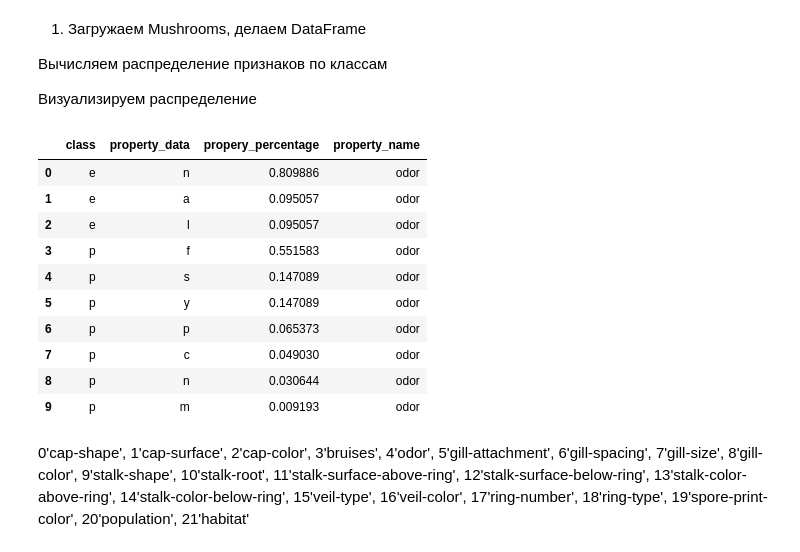
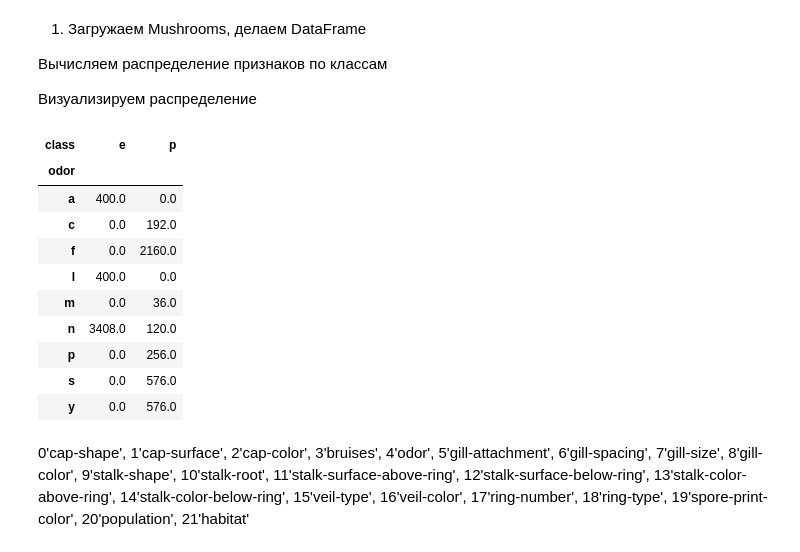
Before and after one commit to kosmldev/mmad, a Jupyter notebook: lab2.ipynb, the cells around one changed output. Saved outputs shown, nothing was run; the diff lists cells and outputs as text; code cells hidden in the pictures.

```diff
--- a/lab2.ipynb
+++ b/lab2.ipynb
@@ -38,17 +38,18 @@ percentage_df = pd.concat(percentage_df)
 # %%
-percentage_df[percentage_df['property_name'] == properties[4]]
+# percentage_df[percentage_df['property_name'] == properties[4]]
+mashrooms.groupby('odor')['class'].value_counts().unstack().fillna(0)
 # %% [output]
-|  | class | property_data | propery_percentage | property_name |
-| 0 | e | n | 0.809886 | odor |
-| 1 | e | a | 0.095057 | odor |
-| 2 | e | l | 0.095057 | odor |
-| 3 | p | f | 0.551583 | odor |
-| 4 | p | s | 0.147089 | odor |
-| 5 | p | y | 0.147089 | odor |
-| 6 | p | p | 0.065373 | odor |
-| 7 | p | c | 0.049030 | odor |
-| 8 | p | n | 0.030644 | odor |
-| 9 | p | m | 0.009193 | odor |
+| class | e | p |
+| odor |  |  |
+| a | 400.0 | 0.0 |
+| c | 0.0 | 192.0 |
+| f | 0.0 | 2160.0 |
+| l | 400.0 | 0.0 |
+| m | 0.0 | 36.0 |
+| n | 3408.0 | 120.0 |
+| p | 0.0 | 256.0 |
+| s | 0.0 | 576.0 |
+| y | 0.0 | 576.0 |
 # %% [markdown]
 0'cap-shape', 1'cap-surface', 2'cap-color', 3'bruises', 4'odor',
 5'gill-attachment', 6'gill-spacing', 7'gill-size', 8'gill-color',
```
Also changed, not shown: parts of 10 cells of this notebook.
